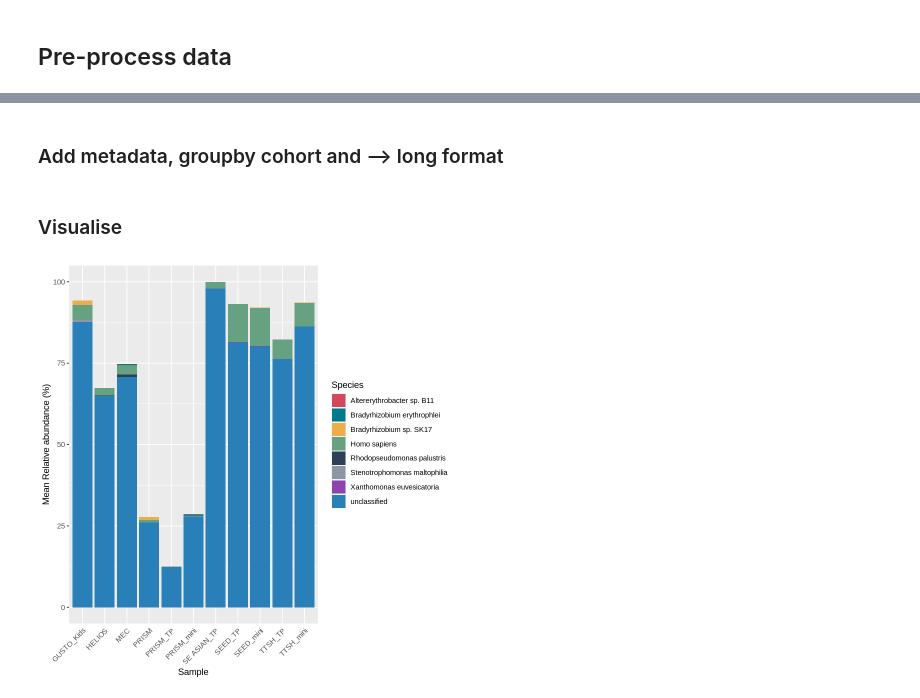
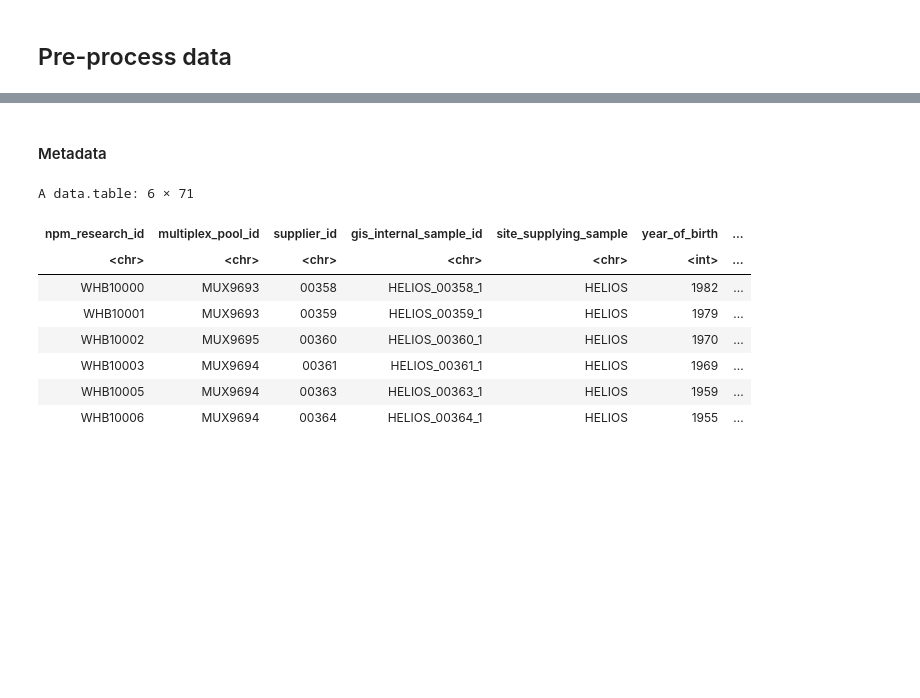
Before and after one commit to cednotsed/blood_microbial_signatures, a Jupyter notebook: analysis/decontamination_exploration.ipynb, the cells around one changed output, grey strips where cells are left out. Cells and saved outputs as stored; diff of their text form; code cells hidden in the pictures; blank space fills up the shorter version.

```diff
--- a/analysis/decontamination_exploration.ipynb
+++ b/analysis/decontamination_exploration.ipynb
@@ -29,12 +34,2 @@ Loading required package: see
-# %%
-meta <- fread("data/SG10K_Health_metadata.n10714.16March2021.parsed.csv")
-get_meta_cols <- function(meta) {
-    meta_cols <- colnames(meta)[grep("kit|flow_cell|instrument_id|site_supplying", colnames(meta))]
-    to_exclude <- c("library_prep_kit", "hiseq_xtm_flow_cell_v2_5_id")
-    meta_cols <- meta_cols[!(meta_cols %in% to_exclude)]
-    return(meta_cols)
-}
-
-meta_cols <- get_meta_cols(meta)
 # %% [markdown]
 ## Pre-process data
@@ -620,2 +35,0 @@ Rather heterogenous
-# %% [markdown]
-### Add metadata, groupby cohort and --> long format
@@ -637,21 +36,29 @@ cohort_species_RA <- parse_cohort_data(species_RA)
-# %% [markdown]
-### Visualise
-# %%
-get_cohort_plt <- function(plot2_df, ranks_to_keep, rank_name) {
-    plt <- plot2_df %>%
-        filter(rank %in% ranks_to_keep) %>%
-    #     mutate(sample = factor(sample, levels = unique(sample)[order(sample)])) %>%
-        ggplot(aes(x = source_cohort, y = abundance, fill = rank)) +
-            geom_bar(stat = "identity", position = "stack") +
-            labs(x = "Sample", y = "Mean Relative abundance (%)", fill = rank_name) +
-            theme(axis.text.x = element_text(angle = 45, hjust = 1),
-                  axis.ticks.x = element_blank()) +
-            scale_fill_manual(values = pal[1:n_keep])
-    return(plt)
-}
-
-# get_cohort_plt(cohort_family_RA, family_to_keep, "Family")
-# get_cohort_plt(cohort_genus_RA, genus_to_keep, "Genus")
-get_cohort_plt(cohort_species_RA, species_to_keep, "Species")
-# %% [output]
-[figure, removed]
+# %% [markdown]
+#### Metadata
+# %%
+get_meta_cols <- function(meta) {
+    meta_cols <- colnames(meta)[grep("kit|flow_cell|instrument_id|site_supplying", colnames(meta))]
+    to_exclude <- c("library_prep_kit", "hiseq_xtm_flow_cell_v2_5_id")
+    meta_cols <- meta_cols[!(meta_cols %in% to_exclude)]
+    return(meta_cols)
+}
+
+
+to_retain <- fread("data/samples_above_95_reads.txt")$npm_research_id
+
+meta <- fread("data/SG10K_Health_metadata.n10714.16March2021.parsed.csv") %>%
+    filter(npm_research_id %in% to_retain)
+
+meta_cols <- get_meta_cols(meta)
+
+head(meta)
+# %% [output]
+A data.table: 6 × 71
+| npm_research_id | multiplex_pool_id | supplier_id | gis_internal_sample_id | site_supplying_sample | year_of_birth | ... |
+| <chr> | <chr> | <chr> | <chr> | <chr> | <int> | ... |
+| WHB10000 | MUX9693 | 00358 | HELIOS_00358_1 | HELIOS | 1982 | ... |
+| WHB10001 | MUX9693 | 00359 | HELIOS_00359_1 | HELIOS | 1979 | ... |
+| WHB10002 | MUX9695 | 00360 | HELIOS_00360_1 | HELIOS | 1970 | ... |
+| WHB10003 | MUX9694 | 00361 | HELIOS_00361_1 | HELIOS | 1969 | ... |
+| WHB10005 | MUX9694 | 00363 | HELIOS_00363_1 | HELIOS | 1959 | ... |
+| WHB10006 | MUX9694 | 00364 | HELIOS_00364_1 | HELIOS | 1955 | ... |
```
Also changed, not shown: parts of 99 cells of this notebook, 53 other files.
